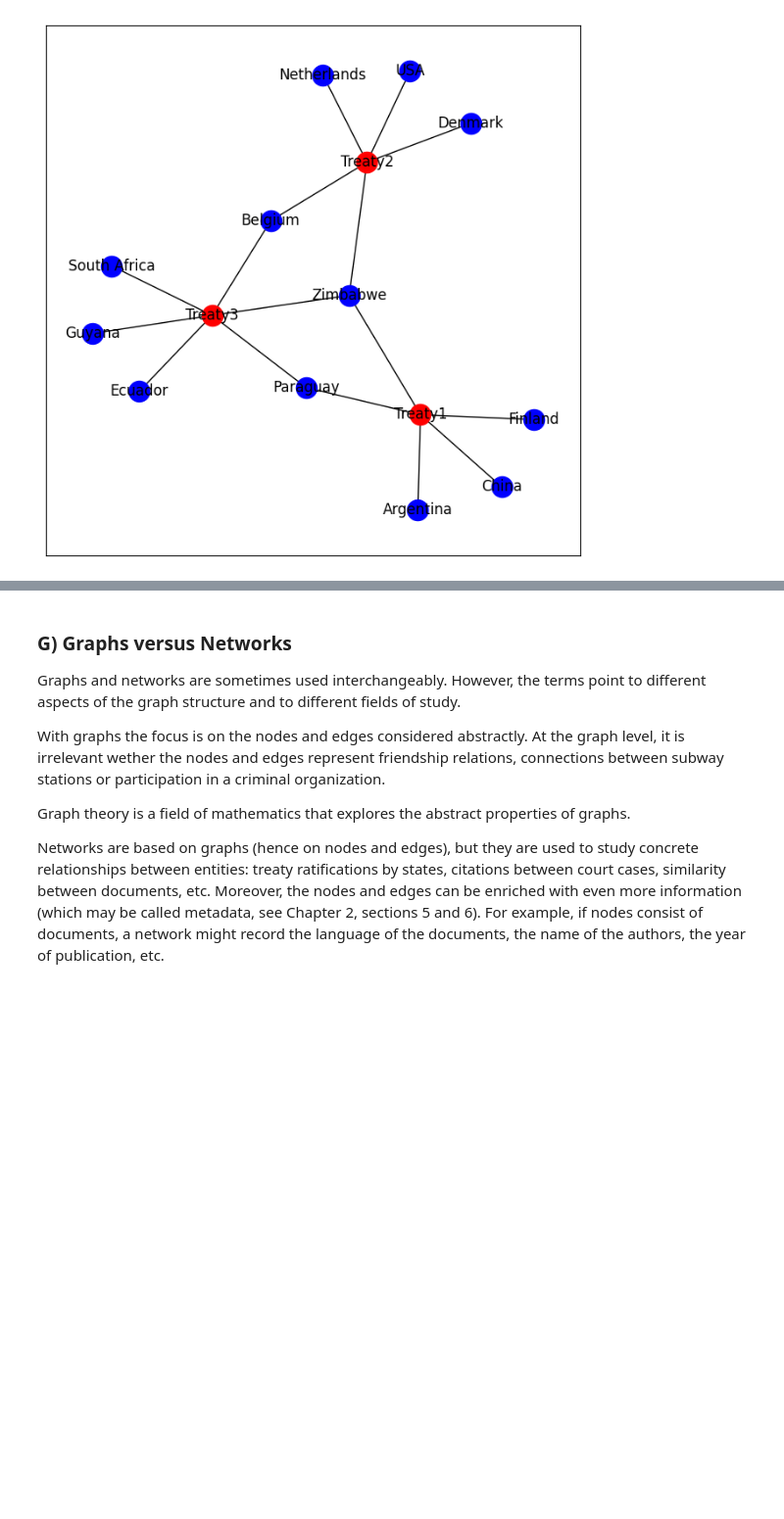
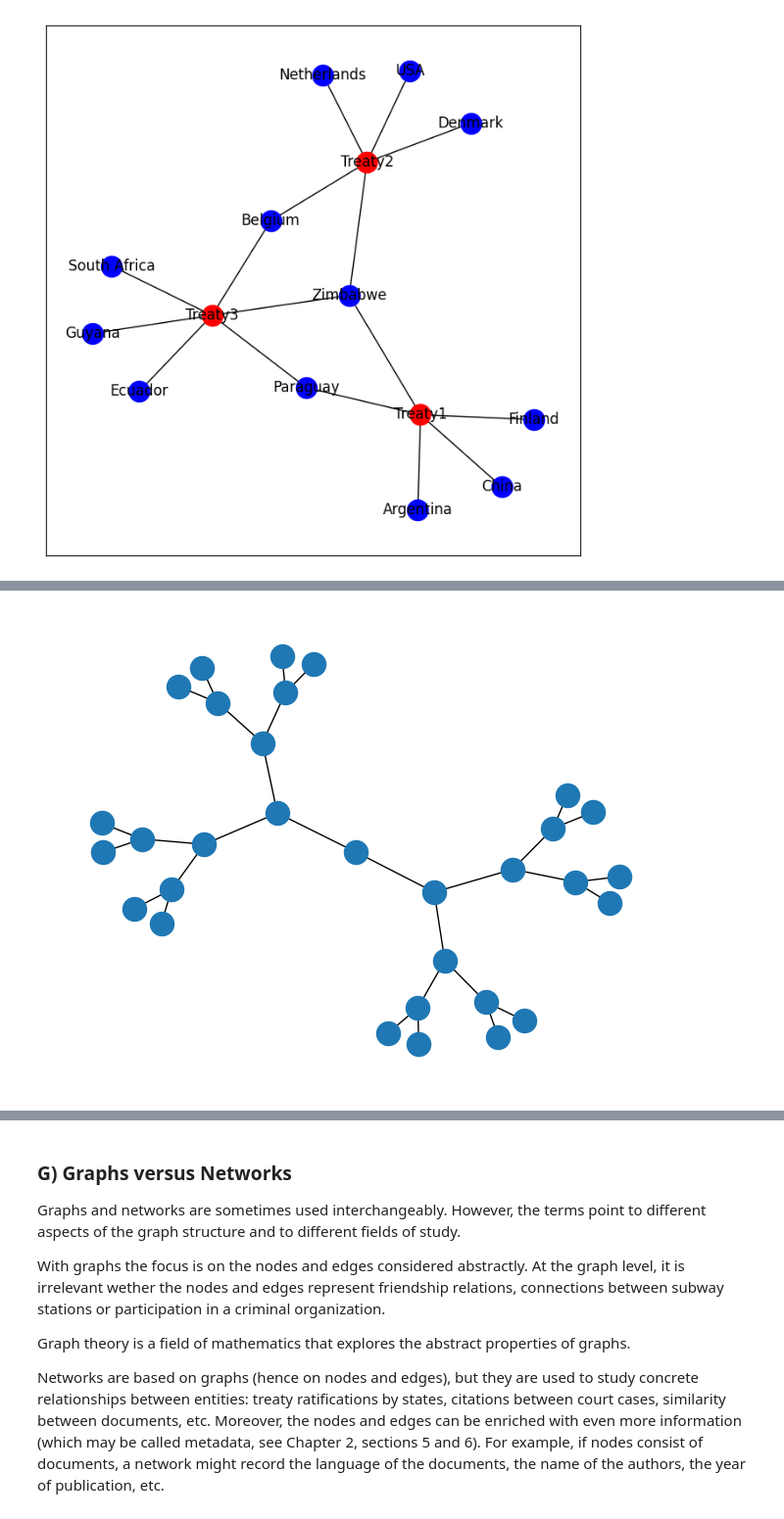
Before and after one commit to maastrichtlawtech/legalnetworkanalysis_textbook, a Jupyter notebook: Chapter_1_Introduction.ipynb, the cells around one changed output, grey strips where cells are left out. Shown at 98% size. Saved outputs shown, nothing was run; the diff lists cells and outputs as text; code cells hidden in the pictures; blank space fills up the shorter version.

```diff
--- a/Chapter_1_Introduction.ipynb
+++ b/Chapter_1_Introduction.ipynb
@@ -157,0 +174,5 @@ The description presented above must be understood as a rough description. There
+# %%
+g_tree = nx.balanced_tree(r = 2, h= 4)
+nx.draw(g_tree)
+# %% [output]
+[figure, added]
```
Also changed, not shown: parts of 5 cells of this notebook, 2 other files.
